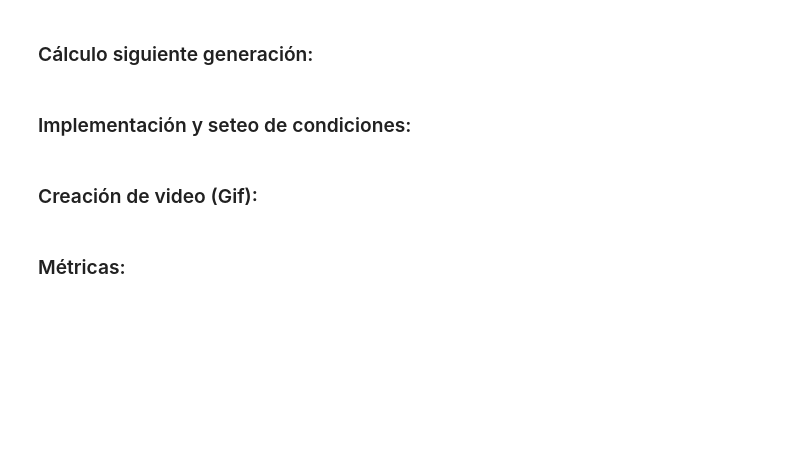
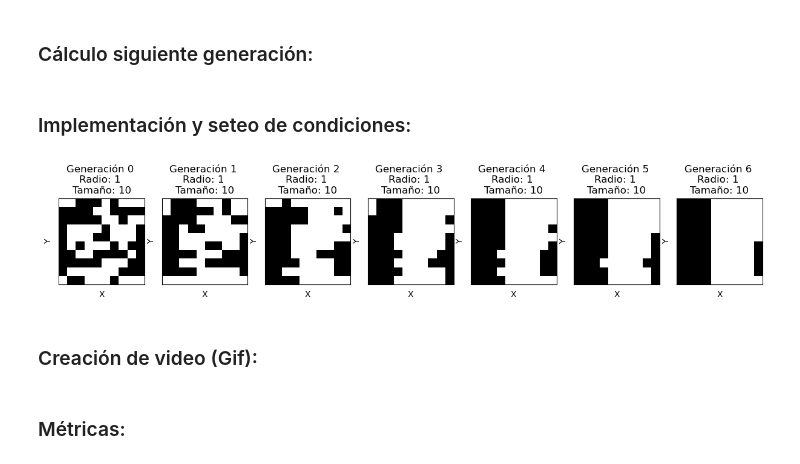
Before and after one commit to educarrascov/DISC_Complex, a Jupyter notebook: Script Prueba/Uni_totalistica_[-1,1].ipynb, the cells around one changed output. Drawn from its saved outputs; the diff is of its cells as text; code cells hidden in the pictures; blank space fills up the shorter version.

```diff
--- a/Script Prueba/Uni_totalistica_[-1,1].ipynb
+++ b/Script Prueba/Uni_totalistica_[-1,1].ipynb
@@ -215,7 +219,7 @@ import os
 
 def inicial_random(tamano):
     np.random.seed(218)
-    estado_inicial_r = np.random.choice([-1, 1], size=(tamano, tamano), p=[0.5, 0.5])
+    estado_inicial_r = np.random.choice([-1, 1], size=(tamano, tamano), p=[0.4, 0.6])
     return estado_inicial_r
 # %%
 # con esta función determinamos un estado inicial seteado al centro.
@@ -288,15 +292,17 @@ def visualizar_automata(automata, r, generaciones, tamano):
 # %%
 # Ejemplo de uso
 r = 1
-tamano = 100
-generaciones = 800
+tamano = 10
+generaciones = 7
 estado_inicial = inicial_random(tamano)
 
 # Ejecución del autómata celular
 automata = automata_celular(r, tamano, generaciones, estado_inicial)
 
 ## Generación visualización condicionada a cantidad de generaciones.
-#visualizar_automata(automata, r, generaciones, tamano)
+visualizar_automata(automata, r, generaciones, tamano)
+# %% [output]
+[figure, added]
 # %% [markdown]
 ### Creación de video (Gif):
 # %%
```
Also changed, not shown: parts of 4 cells of this notebook, 3 other files.
